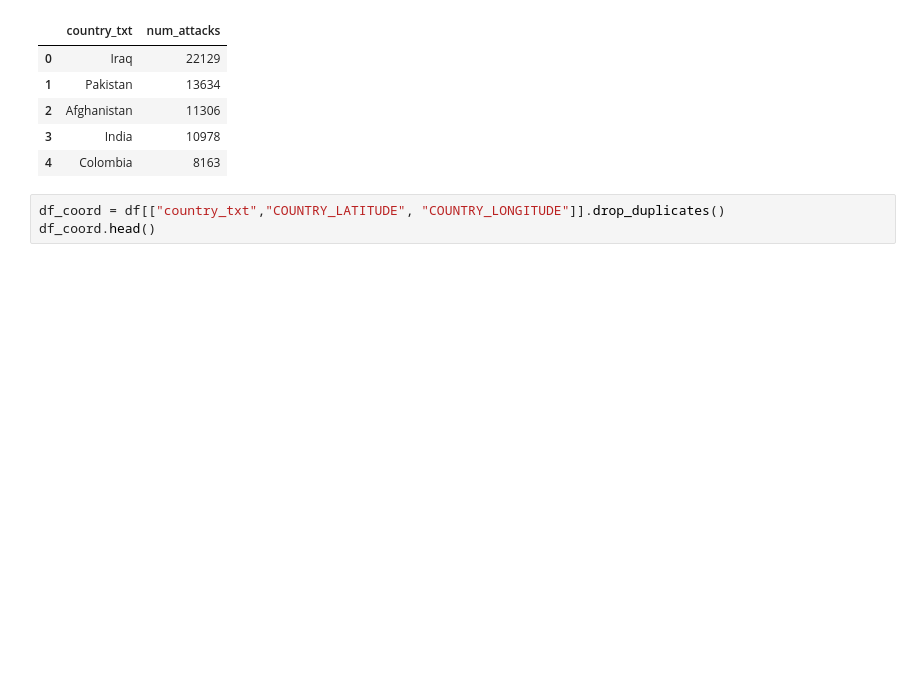
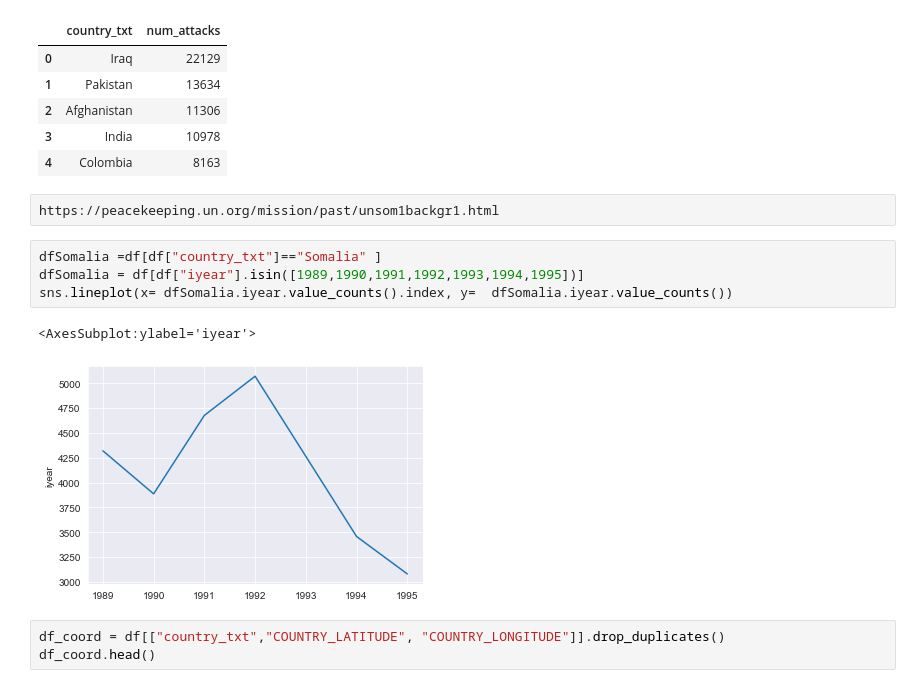
Before and after one commit to mehmetsar/EDA, a Jupyter notebook: global4.ipynb, the cells around one changed output. Drawn from its saved outputs; the diff is of its cells as text; blank space fills up the shorter version.

```diff
--- a/global4.ipynb
+++ b/global4.ipynb
@@ -219,6 +213,15 @@ df_num_attacks.head()
 | 2 | Afghanistan | 11306 |
 | 3 | India | 10978 |
 | 4 | Colombia | 8163 |
+# %%
+https://peacekeeping.un.org/mission/past/unsom1backgr1.html
+# %%
+dfSomalia =df[df["country_txt"]=="Somalia" ]
+dfSomalia = df[df["iyear"].isin([1989,1990,1991,1992,1993,1994,1995])]
+sns.lineplot(x= dfSomalia.iyear.value_counts().index, y=  dfSomalia.iyear.value_counts())
+# %% [output]
+<AxesSubplot:ylabel='iyear'>
+[figure, added]
 # %%
 df_coord = df[["country_txt","COUNTRY_LATITUDE", "COUNTRY_LONGITUDE"]].drop_duplicates()
 df_coord.head()
```
Also changed, not shown: parts of 12 cells of this notebook.
